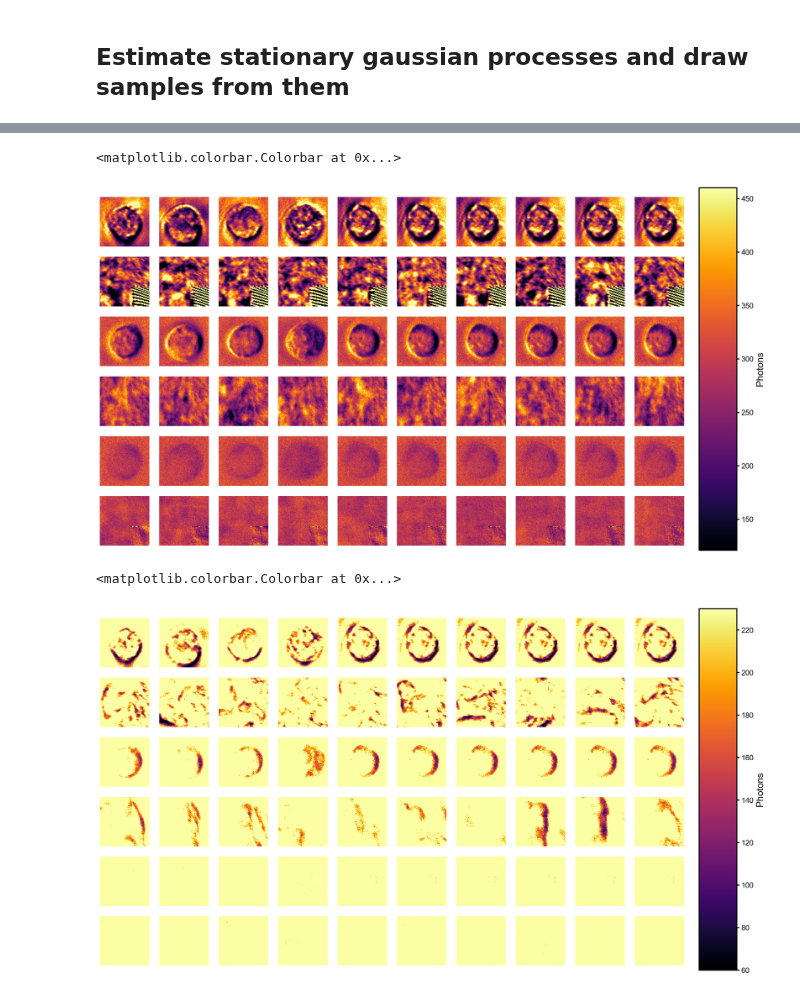
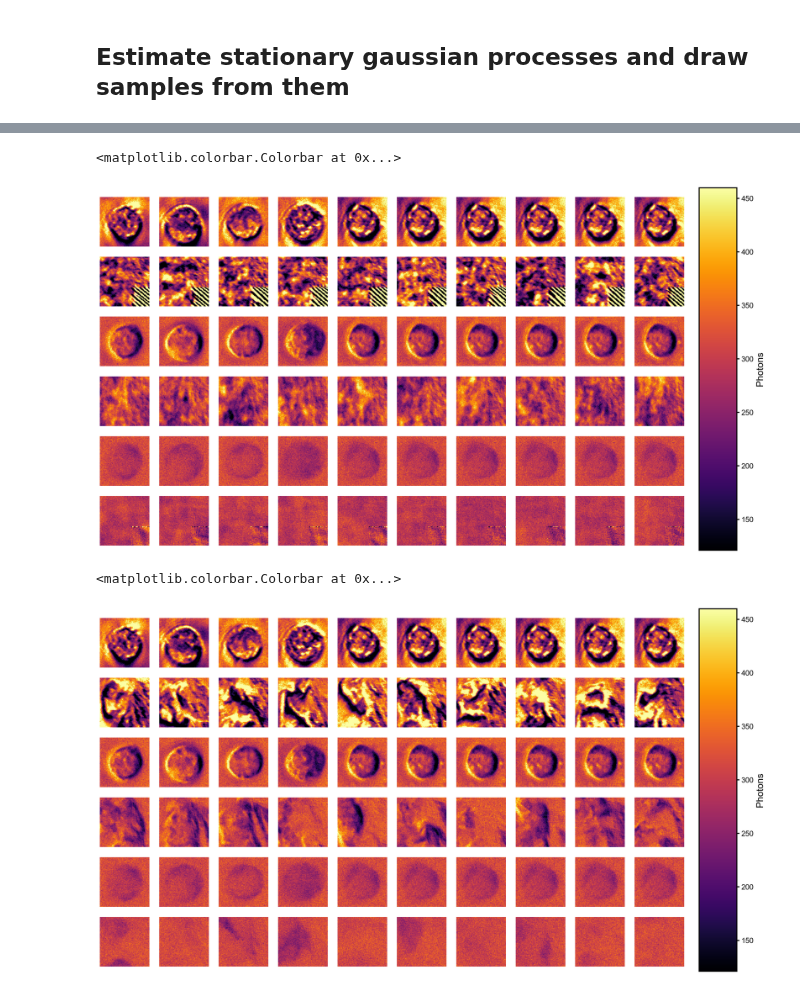
Before and after one commit to Waller-Lab/EncodingInformation, a Jupyter notebook: mi_estimator_experiments/conceptual_stationary_process_samples.ipynb, the cells around one changed output, grey strips where cells are left out. Drawn from its saved outputs; the diff is of its cells as text; code cells hidden in the pictures.

```diff
--- a/mi_estimator_experiments/conceptual_stationary_process_samples.ipynb
+++ b/mi_estimator_experiments/conceptual_stationary_process_samples.ipynb
@@ -72,7 +72,7 @@ for channel_index, channel in tqdm(enumerate(channels), desc='Fitting models and
     noisy_patches_by_channel[channel] = noisy_patches[: num_samples * 10] # for display
 
     print('fitting stationary GP')
-    gp = StationaryGaussianProcess(noisy_patches, eigenvalue_floor=1e-1)
+    gp = StationaryGaussianProcess(noisy_patches, eigenvalue_floor=1e2 if channel == 'Brightfield' else 1e-2)
     _ = gp.fit(noisy_patches, verbose=True)
     cov_mat = gp.get_cov_mat()
 
@@ -139,7 +138,7 @@ fig.colorbar(sm, cax=cbar_ax, label='Photons')
 # fig.savefig('/home/hpinkard_waller/figures/mutual_information/' + 'intro_images_and_samples_gp' + '.pdf', transparent=True)
 # %% [output]
 <matplotlib.colorbar.Colorbar at 0x...>
-[figure, old version]
+[figure, new version]
 # %%
 image_samples = image_samples_pcnn
 
@@ -147,34 +146,34 @@ image_samples = image_samples_pcnn
 # concatenate all pixels for all channels from both images and samples
 # then take the min and max over all pixels
 all_pix = onp.concatenate([onp.array(noisy_patches_by_channel[channel]) for channel in channels])
-# vmin = np.percentile(all_pix, 1)
-# vmax = np.percentile(all_pix, 99)
-vmin, vmax = (60, 230)
+vmin = np.percentile(all_pix, 1)
+vmax = np.percentile(all_pix, 99)
+# vmin, vmax = (60, 230)
 
 fig, image_sample_ax = plt.subplots(len(channels) * 2, num_samples,
                                 figsize=(num_samples * 2, len(channels) * 2 * 2), dpi=300)
 for channel_index, channel in enumerate(channels):
     # images = patches_by_channel[channel]
     images = onp.array(images_by_channel[channel])[[1, 3, 19, 5, 11]]
     noisy_images = add_shot_noise_to_experimenal_data(images, photon_fraction=photons_per_pixel / np.mean(images))
     samples = image_samples[channel]
     for i in range(num_samples):
         im = image_sample_ax[channel_index * 2, i].imshow(noisy_images[i], cmap='inferno', vmin=vmin, vmax=vmax)
         image_sample_ax[channel_index * 2, i].axis('off')
         image_sample_ax[channel_index * 2 + 1, i].imshow(samples[i], cmap='inferno', vmin=vmin, vmax=vmax)
         image_sample_ax[channel_index * 2 + 1, i].axis('off')
 
 
     image_sample_ax[channel_index*2, 0].set_ylabel(channel + '\n(images)')
     image_sample_ax[channel_index*2 + 1, 0].set_ylabel(channel + '\n(samples)')
 
 # show one big colorbar on the right side spanning all rows
 fig.subplots_adjust(right=0.9)
 cbar_ax = fig.add_axes([0.92, 0.1, 0.05, 0.8])
 sm = cm.ScalarMappable(cmap='inferno', norm=plt.Normalize(vmin=vmin, vmax=vmax))
 fig.colorbar(sm, cax=cbar_ax, label='Photons')
 
 # fig.savefig('/home/hpinkard_waller/figures/mutual_information/' + 'intro_images_and_samples_pixel_cnn' + '.pdf', transparent=True)
 # %% [output]
 <matplotlib.colorbar.Colorbar at 0x...>
-[figure, old version]
+[figure, new version]
```
Also changed, not shown: parts of 2 cells of this notebook, 2 other files.
